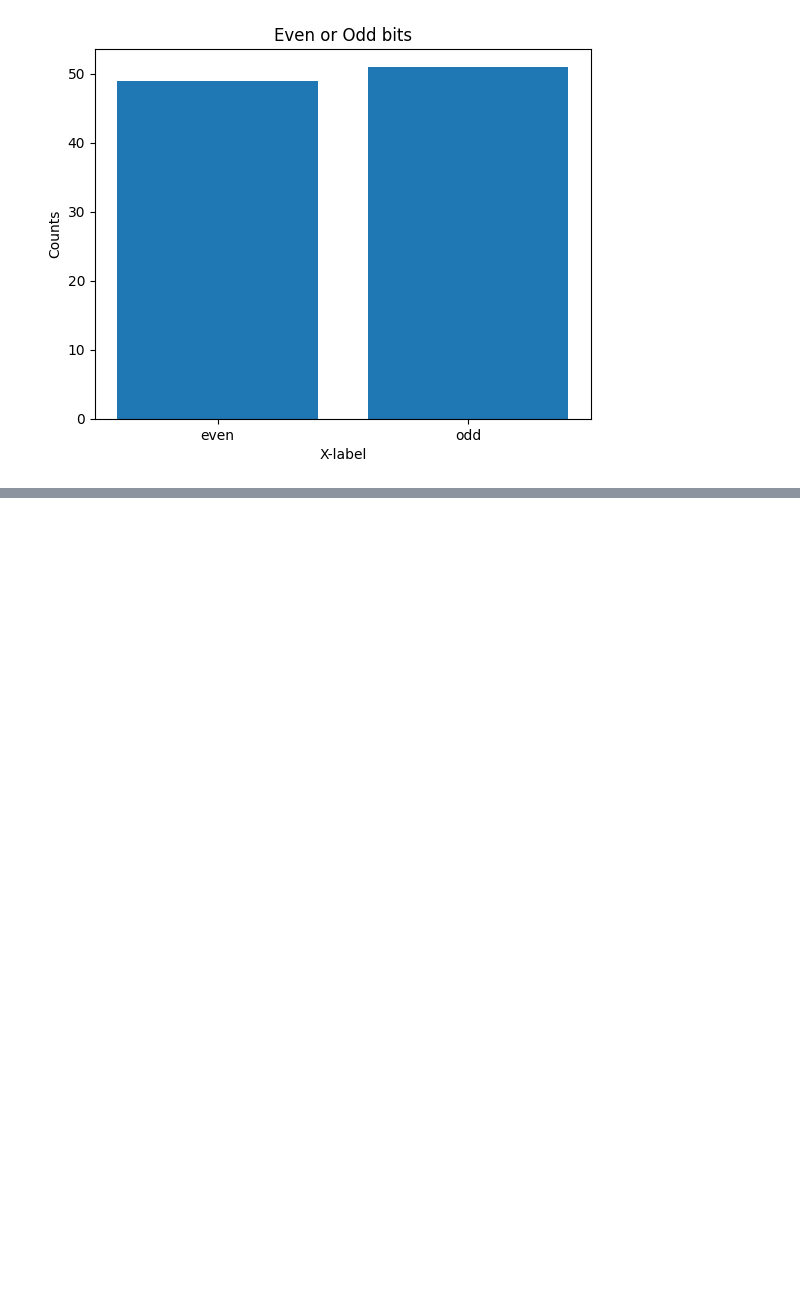
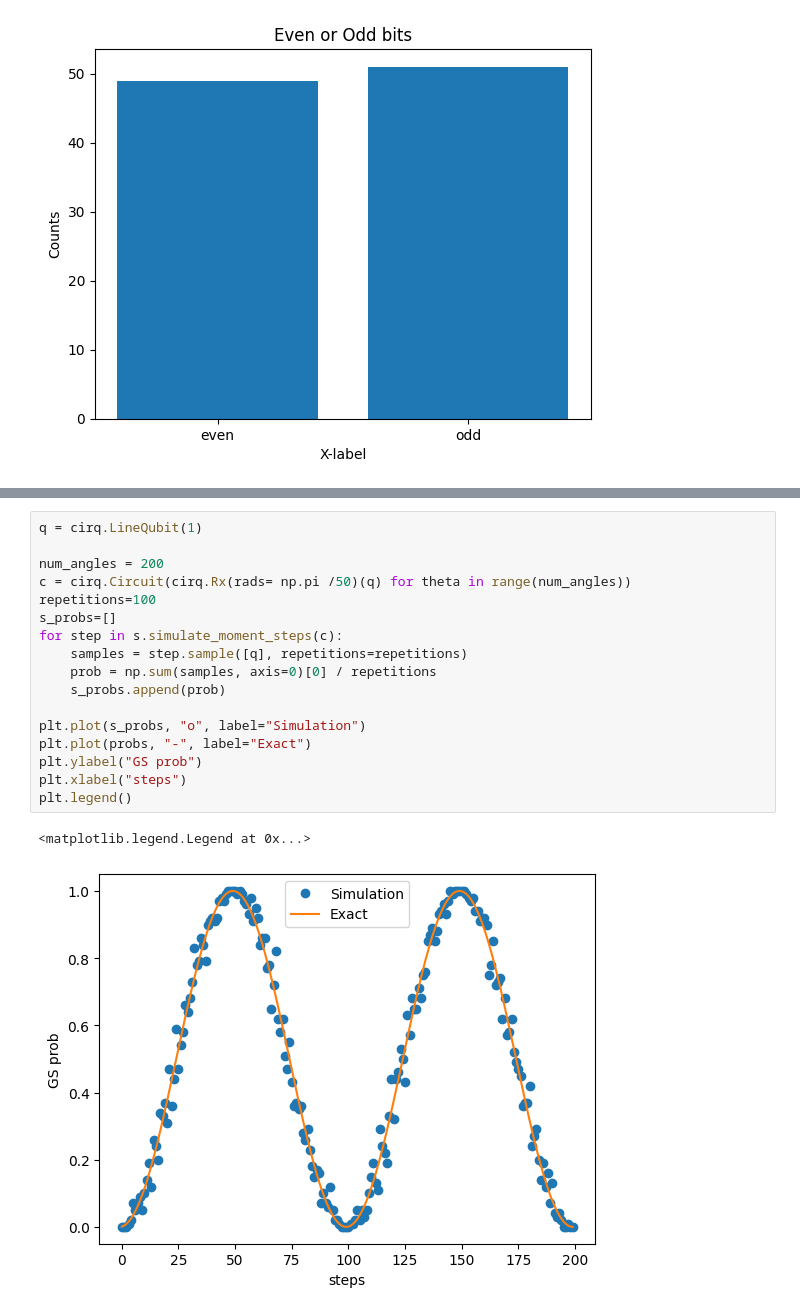
Before and after one commit to edsonsignor/cirq-otoc-prep, a Jupyter notebook: notebooks/01_cirq_basics.ipynb, the cells around one changed output, grey strips where cells are left out. Saved outputs shown, nothing was run; the diff lists cells and outputs as text; blank space fills up the shorter version.

```diff
--- a/notebooks/01_cirq_basics.ipynb
+++ b/notebooks/01_cirq_basics.ipynb
@@ -354 +416,21 @@ pass function to histogram, like even or odd bits
+# %%
+q = cirq.LineQubit(1)
+
+num_angles = 200
+c = cirq.Circuit(cirq.Rx(rads= np.pi /50)(q) for theta in range(num_angles))
+repetitions=100
+s_probs=[]
+for step in s.simulate_moment_steps(c):
+    samples = step.sample([q], repetitions=repetitions)
+    prob = np.sum(samples, axis=0)[0] / repetitions
+    s_probs.append(prob)
+
+plt.plot(s_probs, "o", label="Simulation")
+plt.plot(probs, "-", label="Exact")
+plt.ylabel("GS prob")
+plt.xlabel("steps")
+plt.legend()
+# %% [output]
+<matplotlib.legend.Legend at 0x...>
+[figure, added]
 # %% [markdown]
```
Also changed, not shown: parts of 57 cells of this notebook, 6 other files.
